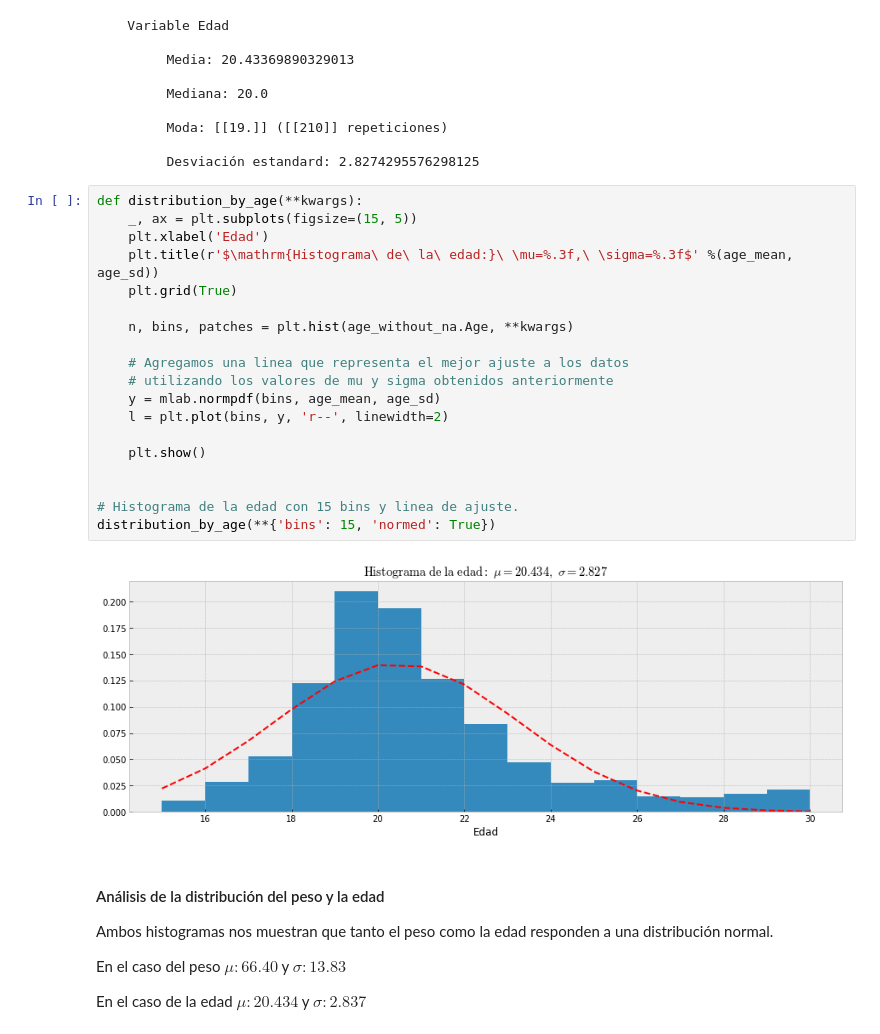
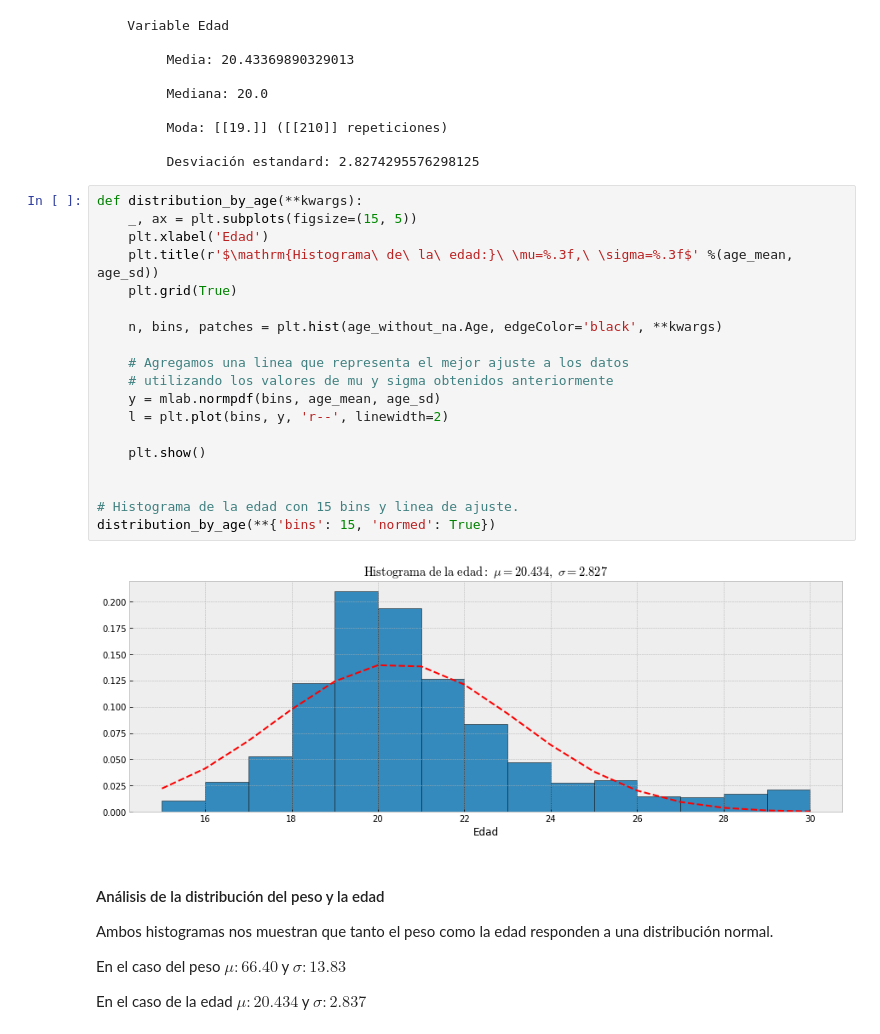
Before and after one commit to rodricarranza/DiploDatos, a Jupyter notebook: analysis_and_visualization/lab1/lab1.ipynb, the cells around one changed output. Cells and saved outputs as stored; diff of their text form.

```diff
--- a/analysis_and_visualization/lab1/lab1.ipynb
+++ b/analysis_and_visualization/lab1/lab1.ipynb
@@ -118,24 +132,24 @@ print(
 # %%
 def distribution_by_age(**kwargs):
     _, ax = plt.subplots(figsize=(15, 5))
     plt.xlabel('Edad')
     plt.title(r'$\mathrm{Histograma\ de\ la\ edad:}\ \mu=%.3f,\ \sigma=%.3f$' %(age_mean, age_sd))
     plt.grid(True)
 
-    n, bins, patches = plt.hist(age_without_na.Age, **kwargs)
+    n, bins, patches = plt.hist(age_without_na.Age, edgeColor='black', **kwargs)
 
     # Agregamos una linea que representa el mejor ajuste a los datos
     # utilizando los valores de mu y sigma obtenidos anteriormente
     y = mlab.normpdf(bins, age_mean, age_sd)
     l = plt.plot(bins, y, 'r--', linewidth=2)
 
     plt.show()
 
 
 # Histograma de la edad con 15 bins y linea de ajuste.
 distribution_by_age(**{'bins': 15, 'normed': True})
 # %% [output]
-[figure, old version]
+[figure, new version]
 # %% [markdown]
 #### Análisis de la distribución del peso y la edad
 
```
Also changed, not shown: parts of 8 cells of this notebook.
